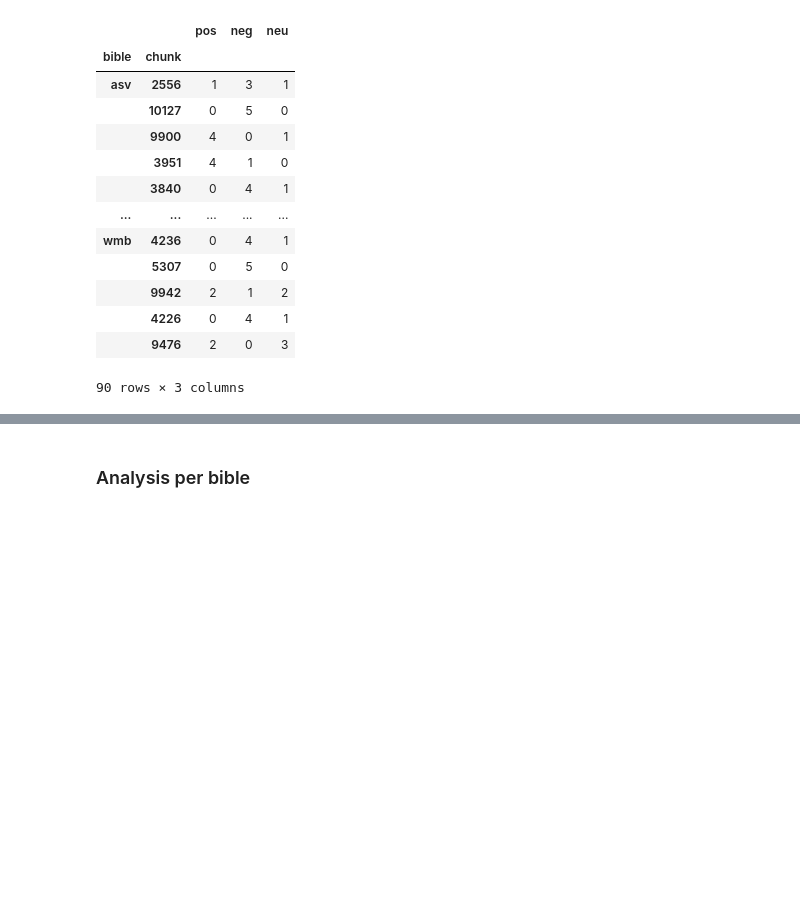
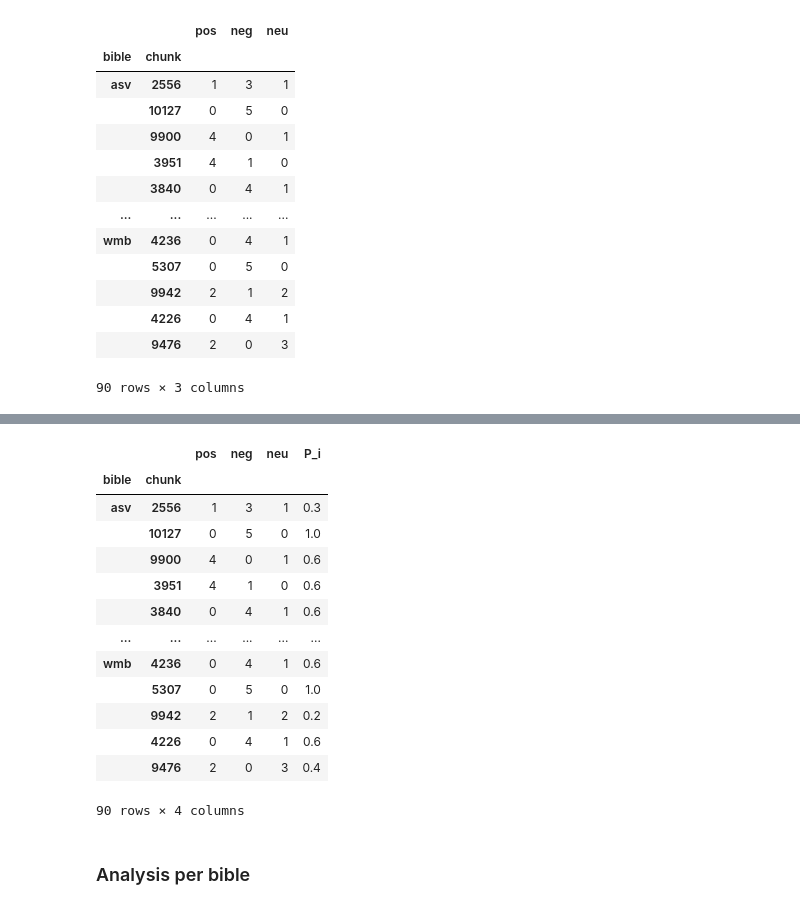
Before and after one commit to camerontredoux/nlp-bible-sa, a Jupyter notebook: annotation_analysis/agreement.ipynb, the cells around one changed output, grey strips where cells are left out. Saved outputs shown, nothing was run; the diff lists cells and outputs as text; code cells hidden in the pictures; blank space fills up the shorter version.

```diff
--- a/annotation_analysis/agreement.ipynb
+++ b/annotation_analysis/agreement.ipynb
@@ -152,6 +152,23 @@ show(df)
 # %% [output]
 Fleiss's kappa = 0.435
 [interactive output not drawn]
+# %%
+df
+# %% [output]
+|  |  | pos | neg | neu | P_i |
+| bible | chunk |  |  |  |  |
+| asv | 2556 | 1 | 3 | 1 | 0.3 |
+|  | 10127 | 0 | 5 | 0 | 1.0 |
+|  | 9900 | 4 | 0 | 1 | 0.6 |
+|  | 3951 | 4 | 1 | 0 | 0.6 |
+|  | 3840 | 0 | 4 | 1 | 0.6 |
+| ... | ... | ... | ... | ... | ... |
+| wmb | 4236 | 0 | 4 | 1 | 0.6 |
+|  | 5307 | 0 | 5 | 0 | 1.0 |
+|  | 9942 | 2 | 1 | 2 | 0.2 |
+|  | 4226 | 0 | 4 | 1 | 0.6 |
+|  | 9476 | 2 | 0 | 3 | 0.4 |
+90 rows × 4 columns
 # %% [markdown]
 ### Analysis per bible
 # %%
```
Also changed, not shown: parts of 3 cells of this notebook, 1 other file.
